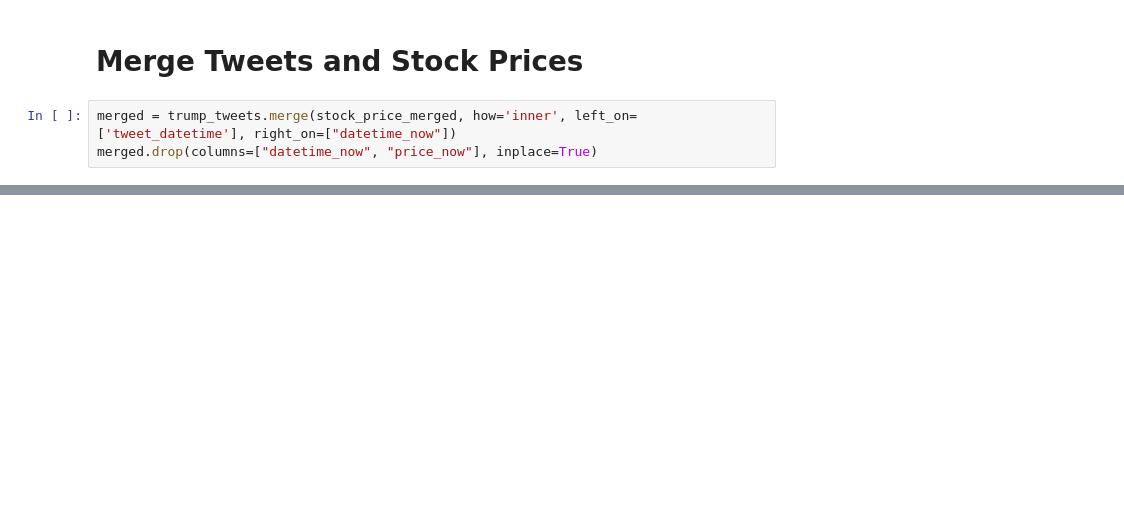
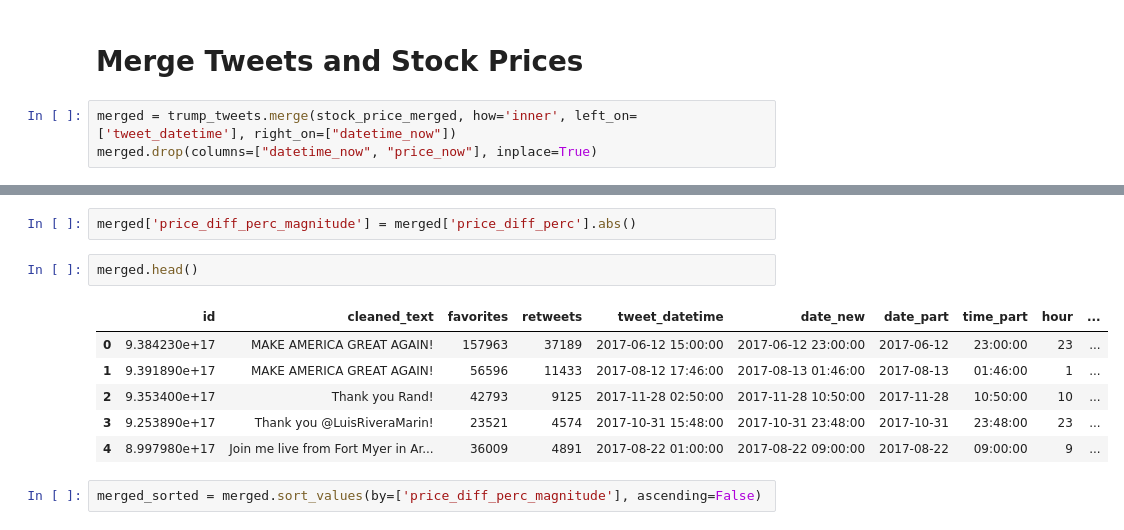
Before and after one commit to ameyrathi/MLProject, a Jupyter notebook: combining_stocks_and_tweets.ipynb, the cells around one changed output, grey strips where cells are left out. Cells and saved outputs as stored; diff of their text form; blank space fills up the shorter version.

```diff
--- a/combining_stocks_and_tweets.ipynb
+++ b/combining_stocks_and_tweets.ipynb
@@ -105,0 +108,13 @@ merged
+# %%
+merged['price_diff_perc_magnitude'] = merged['price_diff_perc'].abs()
+# %%
+merged.head()
+# %% [output]
+|  | id | cleaned_text | favorites | retweets | tweet_datetime | date_new | date_part | time_part | hour | ... |
+| 0 | 9.384230e+17 | MAKE AMERICA GREAT AGAIN! | 157963 | 37189 | 2017-06-12 15:00:00 | 2017-06-12 23:00:00 | 2017-06-12 | 23:00:00 | 23 | ... |
+| 1 | 9.391890e+17 | MAKE AMERICA GREAT AGAIN! | 56596 | 11433 | 2017-08-12 17:46:00 | 2017-08-13 01:46:00 | 2017-08-13 | 01:46:00 | 1 | ... |
+| 2 | 9.353400e+17 | Thank you Rand! | 42793 | 9125 | 2017-11-28 02:50:00 | 2017-11-28 10:50:00 | 2017-11-28 | 10:50:00 | 10 | ... |
+| 3 | 9.253890e+17 | Thank you @LuisRiveraMarin! | 23521 | 4574 | 2017-10-31 15:48:00 | 2017-10-31 23:48:00 | 2017-10-31 | 23:48:00 | 23 | ... |
+| 4 | 8.997980e+17 | Join me live from Fort Myer in Ar... | 36009 | 4891 | 2017-08-22 01:00:00 | 2017-08-22 09:00:00 | 2017-08-22 | 09:00:00 | 9 | ... |
+# %%
+merged_sorted = merged.sort_values(by=['price_diff_perc_magnitude'], ascending=False)
```
Also changed, not shown: parts of 7 cells of this notebook, 1 other file.
